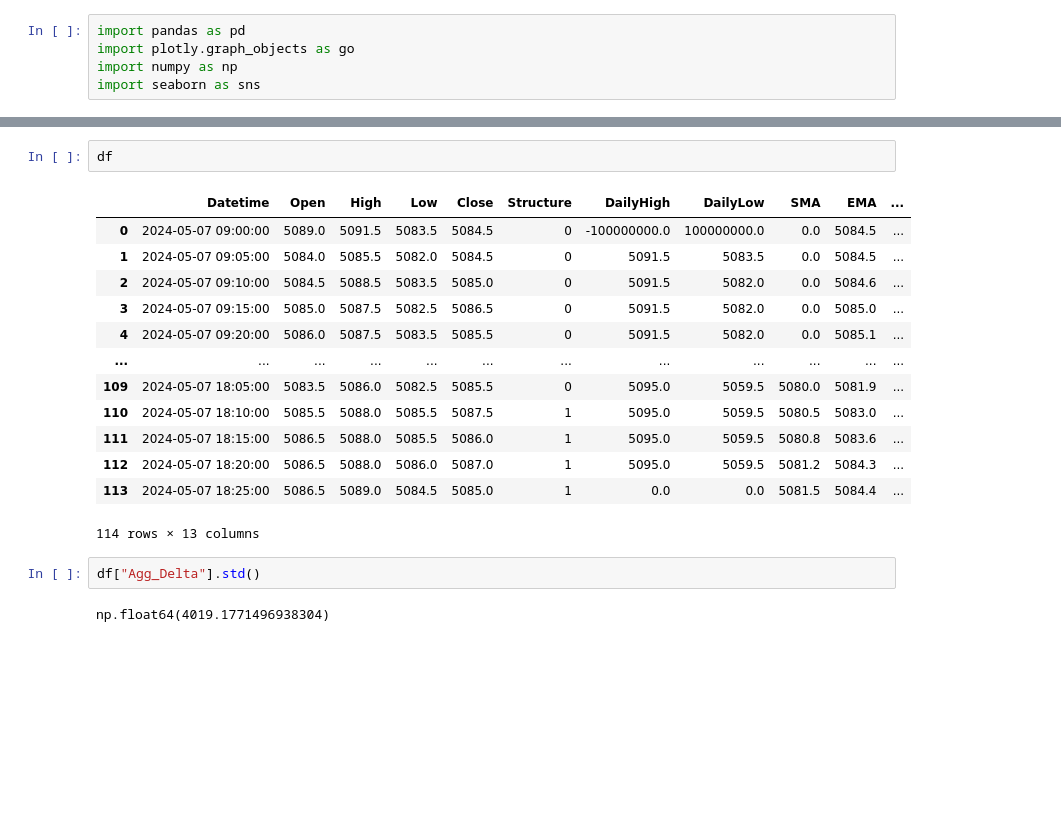
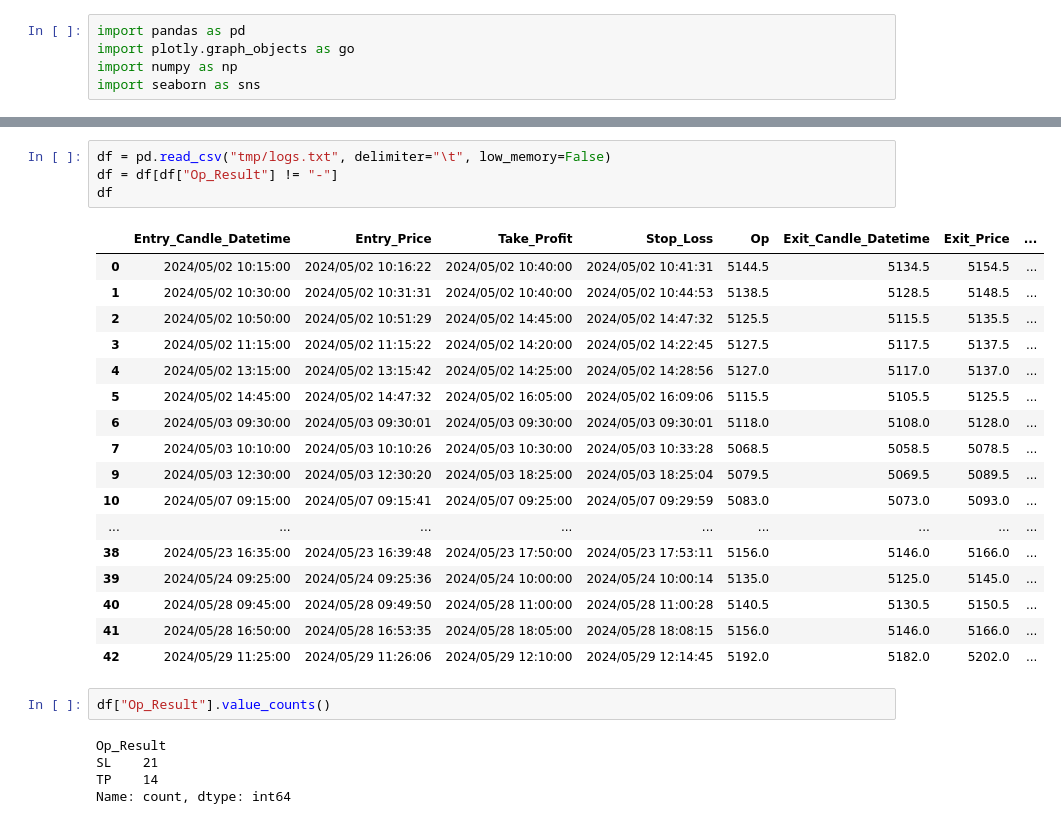
Before and after one commit to lucasfellipec/ml, a Jupyter notebook: ml.ipynb, the cells around one changed output, grey strips where cells are left out. Saved outputs shown, nothing was run; the diff lists cells and outputs as text; blank space fills up the shorter version.

```diff
--- a/ml.ipynb
+++ b/ml.ipynb
@@ -45,20 +94,29 @@ df["Agg_Delta"] = abs(df["Agg_Delta"])
+# %%
+df = pd.read_csv("tmp/logs.txt", delimiter="\t", low_memory=False)
+df = df[df["Op_Result"] != "-"]
+df
+# %% [output]
+|  | Entry_Candle_Datetime | Entry_Price | Take_Profit | Stop_Loss | Op | Exit_Candle_Datetime | Exit_Price | ... |
+| 0 | 2024/05/02 10:15:00 | 2024/05/02 10:16:22 | 2024/05/02 10:40:00 | 2024/05/02 10:41:31 | 5144.5 | 5134.5 | 5154.5 | ... |
+| 1 | 2024/05/02 10:30:00 | 2024/05/02 10:31:31 | 2024/05/02 10:40:00 | 2024/05/02 10:44:53 | 5138.5 | 5128.5 | 5148.5 | ... |
+| 2 | 2024/05/02 10:50:00 | 2024/05/02 10:51:29 | 2024/05/02 14:45:00 | 2024/05/02 14:47:32 | 5125.5 | 5115.5 | 5135.5 | ... |
+| 3 | 2024/05/02 11:15:00 | 2024/05/02 11:15:22 | 2024/05/02 14:20:00 | 2024/05/02 14:22:45 | 5127.5 | 5117.5 | 5137.5 | ... |
+| 4 | 2024/05/02 13:15:00 | 2024/05/02 13:15:42 | 2024/05/02 14:25:00 | 2024/05/02 14:28:56 | 5127.0 | 5117.0 | 5137.0 | ... |
+| 5 | 2024/05/02 14:45:00 | 2024/05/02 14:47:32 | 2024/05/02 16:05:00 | 2024/05/02 16:09:06 | 5115.5 | 5105.5 | 5125.5 | ... |
+| 6 | 2024/05/03 09:30:00 | 2024/05/03 09:30:01 | 2024/05/03 09:30:00 | 2024/05/03 09:30:01 | 5118.0 | 5108.0 | 5128.0 | ... |
+| 7 | 2024/05/03 10:10:00 | 2024/05/03 10:10:26 | 2024/05/03 10:30:00 | 2024/05/03 10:33:28 | 5068.5 | 5058.5 | 5078.5 | ... |
+| 9 | 2024/05/03 12:30:00 | 2024/05/03 12:30:20 | 2024/05/03 18:25:00 | 2024/05/03 18:25:04 | 5079.5 | 5069.5 | 5089.5 | ... |
+| 10 | 2024/05/07 09:15:00 | 2024/05/07 09:15:41 | 2024/05/07 09:25:00 | 2024/05/07 09:29:59 | 5083.0 | 5073.0 | 5093.0 | ... |
+| ... | ... | ... | ... | ... | ... | ... | ... | ... |
+| 38 | 2024/05/23 16:35:00 | 2024/05/23 16:39:48 | 2024/05/23 17:50:00 | 2024/05/23 17:53:11 | 5156.0 | 5146.0 | 5166.0 | ... |
+| 39 | 2024/05/24 09:25:00 | 2024/05/24 09:25:36 | 2024/05/24 10:00:00 | 2024/05/24 10:00:14 | 5135.0 | 5125.0 | 5145.0 | ... |
+| 40 | 2024/05/28 09:45:00 | 2024/05/28 09:49:50 | 2024/05/28 11:00:00 | 2024/05/28 11:00:28 | 5140.5 | 5130.5 | 5150.5 | ... |
+| 41 | 2024/05/28 16:50:00 | 2024/05/28 16:53:35 | 2024/05/28 18:05:00 | 2024/05/28 18:08:15 | 5156.0 | 5146.0 | 5166.0 | ... |
+| 42 | 2024/05/29 11:25:00 | 2024/05/29 11:26:06 | 2024/05/29 12:10:00 | 2024/05/29 12:14:45 | 5192.0 | 5182.0 | 5202.0 | ... |
 # %%
-df
+df["Op_Result"].value_counts()
 # %% [output]
-|  | Datetime | Open | High | Low | Close | Structure | DailyHigh | DailyLow | SMA | EMA | ... |
-| 0 | 2024-05-07 09:00:00 | 5089.0 | 5091.5 | 5083.5 | 5084.5 | 0 | -100000000.0 | 100000000.0 | 0.0 | 5084.5 | ... |
-| 1 | 2024-05-07 09:05:00 | 5084.0 | 5085.5 | 5082.0 | 5084.5 | 0 | 5091.5 | 5083.5 | 0.0 | 5084.5 | ... |
-| 2 | 2024-05-07 09:10:00 | 5084.5 | 5088.5 | 5083.5 | 5085.0 | 0 | 5091.5 | 5082.0 | 0.0 | 5084.6 | ... |
-| 3 | 2024-05-07 09:15:00 | 5085.0 | 5087.5 | 5082.5 | 5086.5 | 0 | 5091.5 | 5082.0 | 0.0 | 5085.0 | ... |
-| 4 | 2024-05-07 09:20:00 | 5086.0 | 5087.5 | 5083.5 | 5085.5 | 0 | 5091.5 | 5082.0 | 0.0 | 5085.1 | ... |
-| ... | ... | ... | ... | ... | ... | ... | ... | ... | ... | ... | ... |
-| 109 | 2024-05-07 18:05:00 | 5083.5 | 5086.0 | 5082.5 | 5085.5 | 0 | 5095.0 | 5059.5 | 5080.0 | 5081.9 | ... |
-| 110 | 2024-05-07 18:10:00 | 5085.5 | 5088.0 | 5085.5 | 5087.5 | 1 | 5095.0 | 5059.5 | 5080.5 | 5083.0 | ... |
-| 111 | 2024-05-07 18:15:00 | 5086.5 | 5088.0 | 5085.5 | 5086.0 | 1 | 5095.0 | 5059.5 | 5080.8 | 5083.6 | ... |
-| 112 | 2024-05-07 18:20:00 | 5086.5 | 5088.0 | 5086.0 | 5087.0 | 1 | 5095.0 | 5059.5 | 5081.2 | 5084.3 | ... |
-| 113 | 2024-05-07 18:25:00 | 5086.5 | 5089.0 | 5084.5 | 5085.0 | 1 | 0.0 | 0.0 | 5081.5 | 5084.4 | ... |
-114 rows × 13 columns
+Op_Result
+SL    21
+TP    14
+Name: count, dtype: int64
-# %%
-df["Agg_Delta"].std()
-# %% [output]
-np.float64(4019.1771496938304)
```
Also changed, not shown: parts of 12 cells of this notebook, 7 other files.
